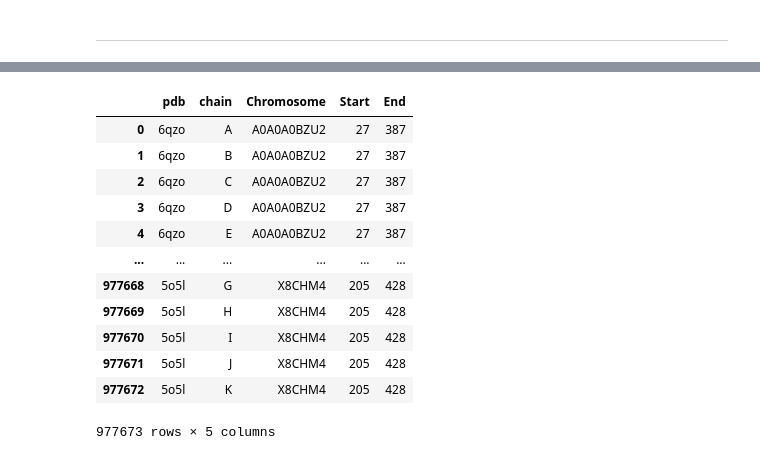
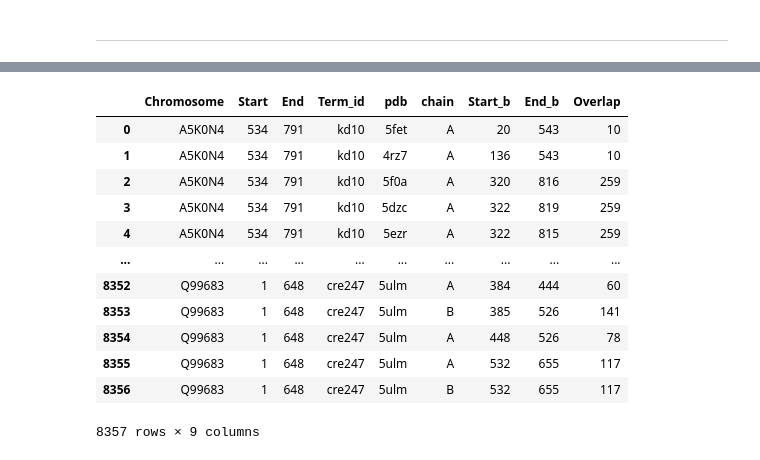
Before and after one commit to alvaro-2/cis-reg, a Jupyter notebook: scripts/orthologs.ipynb, the cells around one changed output, grey strips where cells are left out. Cells and saved outputs as stored; diff of their text form; code cells hidden in the pictures.

```diff
--- a/scripts/orthologs.ipynb
+++ b/scripts/orthologs.ipynb
@@ -458,16 +392,18 @@ regions_pr.join(pdb_orthologs_pr)
-# %%
-pdb_pr
-# %% [output]
-|  | pdb | chain | Chromosome | Start | End |
-| 0 | 6qzo | A | A0A0A0BZU2 | 27 | 387 |
-| 1 | 6qzo | B | A0A0A0BZU2 | 27 | 387 |
-| 2 | 6qzo | C | A0A0A0BZU2 | 27 | 387 |
-| 3 | 6qzo | D | A0A0A0BZU2 | 27 | 387 |
-| 4 | 6qzo | E | A0A0A0BZU2 | 27 | 387 |
-| ... | ... | ... | ... | ... | ... |
-| 977668 | 5o5l | G | X8CHM4 | 205 | 428 |
-| 977669 | 5o5l | H | X8CHM4 | 205 | 428 |
-| 977670 | 5o5l | I | X8CHM4 | 205 | 428 |
-| 977671 | 5o5l | J | X8CHM4 | 205 | 428 |
-| 977672 | 5o5l | K | X8CHM4 | 205 | 428 |
-977673 rows × 5 columns
+# %%
+regions_pdb_join = regions_pr.join(pdb_pr, slack= 1, report_overlap= True)
+regions_pdb_join = regions_pdb_join.as_df()
+regions_pdb_join
+# %% [output]
+|  | Chromosome | Start | End | Term_id | pdb | chain | Start_b | End_b | Overlap |
+| 0 | A5K0N4 | 534 | 791 | kd10 | 5fet | A | 20 | 543 | 10 |
+| 1 | A5K0N4 | 534 | 791 | kd10 | 4rz7 | A | 136 | 543 | 10 |
+| 2 | A5K0N4 | 534 | 791 | kd10 | 5f0a | A | 320 | 816 | 259 |
+| 3 | A5K0N4 | 534 | 791 | kd10 | 5dzc | A | 322 | 819 | 259 |
+| 4 | A5K0N4 | 534 | 791 | kd10 | 5ezr | A | 322 | 815 | 259 |
+| ... | ... | ... | ... | ... | ... | ... | ... | ... | ... |
+| 8352 | Q99683 | 1 | 648 | cre247 | 5ulm | A | 384 | 444 | 60 |
+| 8353 | Q99683 | 1 | 648 | cre247 | 5ulm | B | 385 | 526 | 141 |
+| 8354 | Q99683 | 1 | 648 | cre247 | 5ulm | A | 448 | 526 | 78 |
+| 8355 | Q99683 | 1 | 648 | cre247 | 5ulm | A | 532 | 655 | 117 |
+| 8356 | Q99683 | 1 | 648 | cre247 | 5ulm | B | 532 | 655 | 117 |
+8357 rows × 9 columns
```
Also changed, not shown: parts of 34 cells of this notebook.
